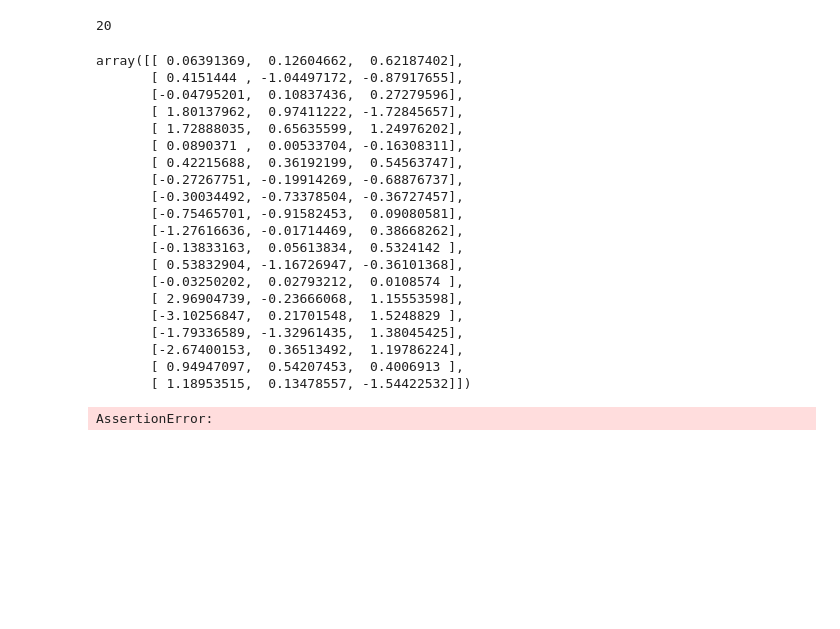
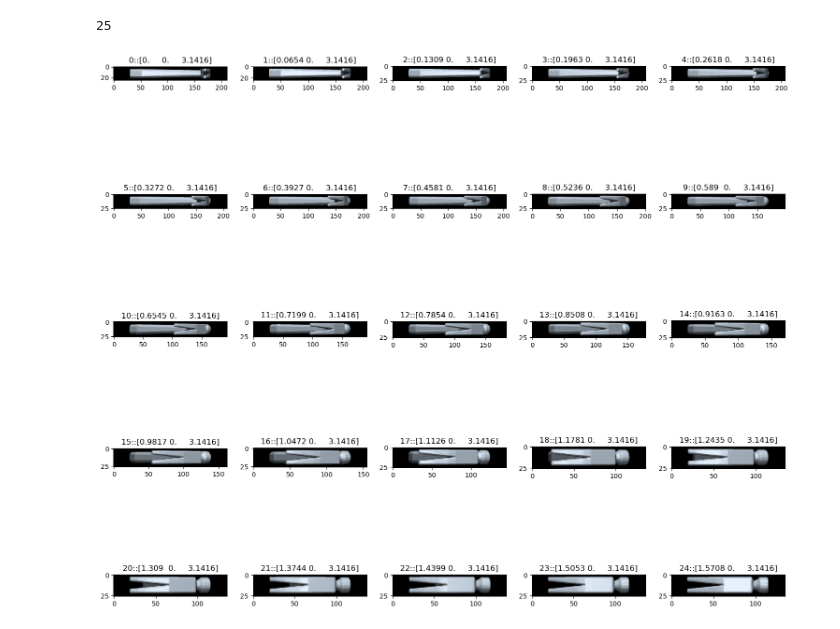
Before and after one commit to giladfrid009/3DoF-Orient-Detection, a Jupyter notebook: loss_evaluator.ipynb, the cells around one changed output. Cells and saved outputs as stored; diff of their text form; code cells hidden in the pictures; blank space fills up the shorter version.

```diff
--- a/loss_evaluator.ipynb
+++ b/loss_evaluator.ipynb
@@ -120,7 +120,7 @@ def heatmap(data, row_labels, col_labels, ax=None,
 # %%
 n = 24
 
-init_pos = np.array([0,0,0.3])
+init_pos = np.array([0,0,np.pi])
 uni_orients = [list(init_pos)]
 
 q = np.array([1, 0, 0])
@@ -129,48 +129,30 @@ delta = np.linspace(0, np.pi/2, num=n+1)
 for i in range(n):
     uni_orients.append(list(init_pos + delta[i+1]*q))
 
-uni_orients = OrientUtils.generate_random(20)
+# uni_orients = OrientUtils.generate_random(20)
 uni_positions = [ObjectPosition(orient, INIT_LOCATION) for orient in uni_orients]
 len(uni_positions)
 # %% [output]
-20
+25
 # %%
 object_name = OBJECTS[1]
 viewer = create_viewer(object_name, False)
-# %%
-uni_orients
-# %% [output]
-array([[ 0.06391369,  0.12604662,  0.62187402],
-       [ 0.4151444 , -1.04497172, -0.87917655],
-       [-0.04795201,  0.10837436,  0.27279596],
-       [ 1.80137962,  0.97411222, -1.72845657],
-       [ 1.72888035,  0.65635599,  1.24976202],
-       [ 0.0890371 ,  0.00533704, -0.16308311],
-       [ 0.42215688,  0.36192199,  0.54563747],
-       [-0.27267751, -0.19914269, -0.68876737],
-       [-0.30034492, -0.73378504, -0.36727457],
-       [-0.75465701, -0.91582453,  0.09080581],
-       [-1.27616636, -0.01714469,  0.38668262],
-       [-0.13833163,  0.05613834,  0.5324142 ],
-       [ 0.53832904, -1.16726947, -0.36101368],
-       [-0.03250202,  0.02793212,  0.0108574 ],
-       [ 2.96904739, -0.23666068,  1.15553598],
-       [-3.10256847,  0.21701548,  1.5248829 ],
-       [-1.79336589, -1.32961435,  1.38045425],
-       [-2.67400153,  0.36513492,  1.19786224],
-       [ 0.94947097,  0.54207453,  0.4006913 ],
-       [ 1.18953515,  0.13478557, -1.54422532]])
 # %%
 
-nrows, ncols = (4, 5)
-fig, axes = plt.subplots(nrows, ncols)
+nrows, ncols = (5, 5)
+fig, axes = plt.subplots(nrows, ncols, figsize=(15,15))
 for idx, pos in enumerate(uni_positions):
     col = idx%ncols
     row = math.floor(idx/ncols)
     ax = axes[row, col]
     ax.imshow(viewer.get_view_cropped(pos, allow_simulation=False, depth=False)[0])
     # print(pos)
+    ax.autoscale()
     ax.set_title(f"{idx}::{np.round(pos.orientation, 4)}")
+fig.tight_layout()
+obj_render_axes = axes
+# %% [output]
+[figure, added]
 # %%
 # Evaluate XorDiff
 from evaluate import eval_funcs
@@ -184,5 +166,3 @@ for pos1, pos2 in product(uni_positions, uni_positions):
     result = eval_func(img1, img2)
     eval_results.append(result)
 results = np.array(eval_results).reshape(len(uni_positions), -1)
-# %% [output]
-AssertionError:
```
Also changed, not shown: parts of 3 cells of this notebook.
